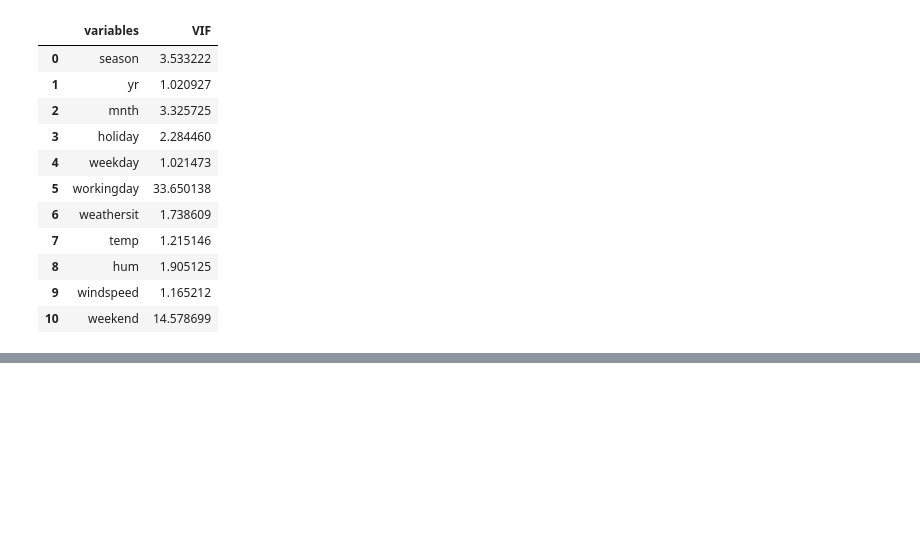
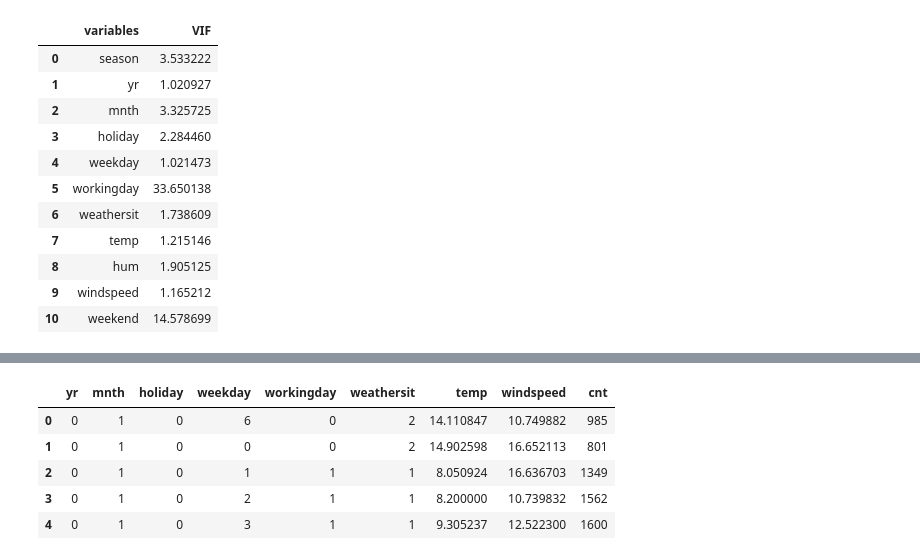
Before and after one commit to springboardmentor29803v-cpu/RideWise-Predicting-Bike-sharing-Demand, a Jupyter notebook: Modeling/Linear_Regression.ipynb, the cells around one changed output, grey strips where cells are left out. Cells and saved outputs as stored; diff of their text form; code cells hidden in the pictures; blank space fills up the shorter version.

```diff
--- a/Modeling/Linear_Regression.ipynb
+++ b/Modeling/Linear_Regression.ipynb
@@ -435,0 +463,9 @@ df_new = df_new.drop(columns=['season'])
+# %%
+df_new.head()
+# %% [output]
+|  | yr | mnth | holiday | weekday | workingday | weathersit | temp | windspeed | cnt |
+| 0 | 0 | 1 | 0 | 6 | 0 | 2 | 14.110847 | 10.749882 | 985 |
+| 1 | 0 | 1 | 0 | 0 | 0 | 2 | 14.902598 | 16.652113 | 801 |
+| 2 | 0 | 1 | 0 | 1 | 1 | 1 | 8.050924 | 16.636703 | 1349 |
+| 3 | 0 | 1 | 0 | 2 | 1 | 1 | 8.200000 | 10.739832 | 1562 |
+| 4 | 0 | 1 | 0 | 3 | 1 | 1 | 9.305237 | 12.522300 | 1600 |
```
Also changed, not shown: parts of 7 cells of this notebook, 7 other files.
